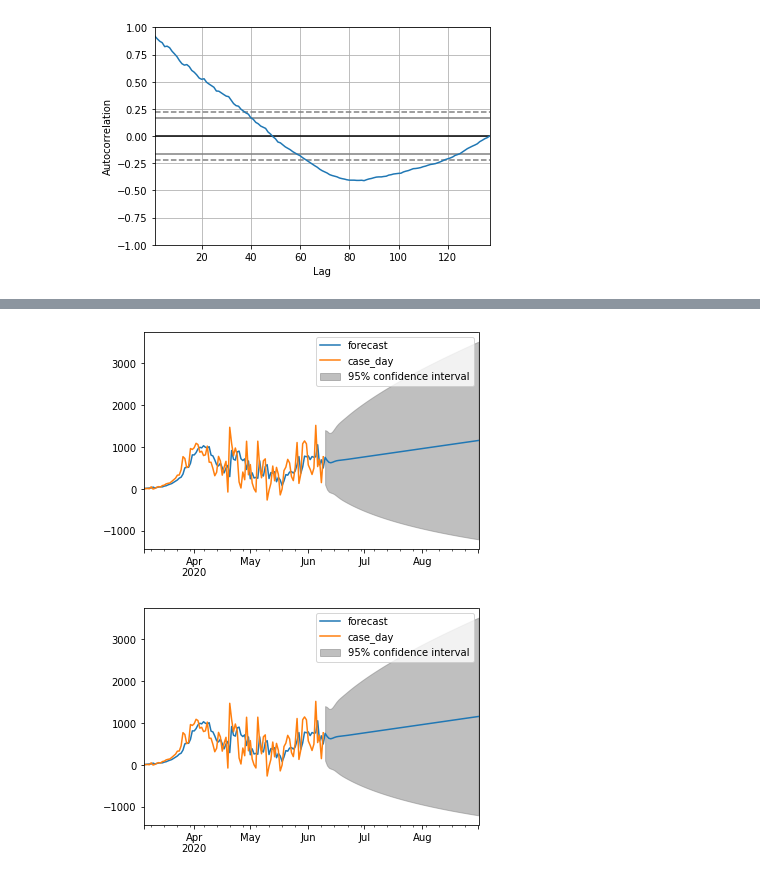
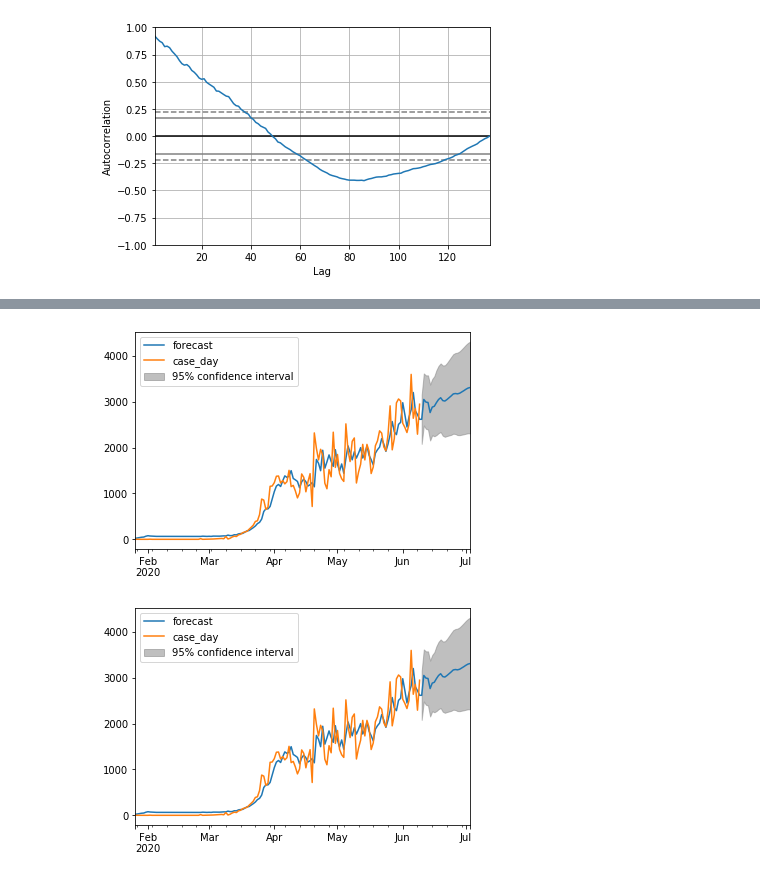
Before and after one commit to menlodoug/Final_Project, a Jupyter notebook: arima_cases_prediction.ipynb, the cells around one changed output, grey strips where cells are left out. Drawn from its saved outputs; the diff is of its cells as text; code cells hidden in the pictures.

Commit message:
arima refactor

```diff
--- a/arima_cases_prediction.ipynb
+++ b/arima_cases_prediction.ipynb
@@ -153,7 +136,7 @@ Critical Values:
 # %%
-# Auto Correlation Function (ACF) to determine the optimal number of MA terms
-model = ARIMA(cases_minus_mean, order=(2,1,2))
-results = model.fit(disp=-1)
+model = ARIMA(cases, order=(8,1,1))
+model_fit = model.fit(disp=0)
 pyplot.plot(cases)
-pyplot.plot(results.fittedvalues, color='red')
+pyplot.plot(model_fit.fittedvalues, color='red')
+print(model_fit.summary())
 # %% [output]
@@ -196,6 +187,6 @@ pyplot.plot(predictions_ARIMA, color="blue")
 # %%
 # predict data
-results.plot_predict(1,180)
+model_fit.plot_predict(1,160)
 # %% [output]
-[figure, old version]
+[figure, new version]
-[figure, old version]
+[figure, new version]
```
Also changed, not shown: parts of 37 cells of this notebook, 1 other file.
